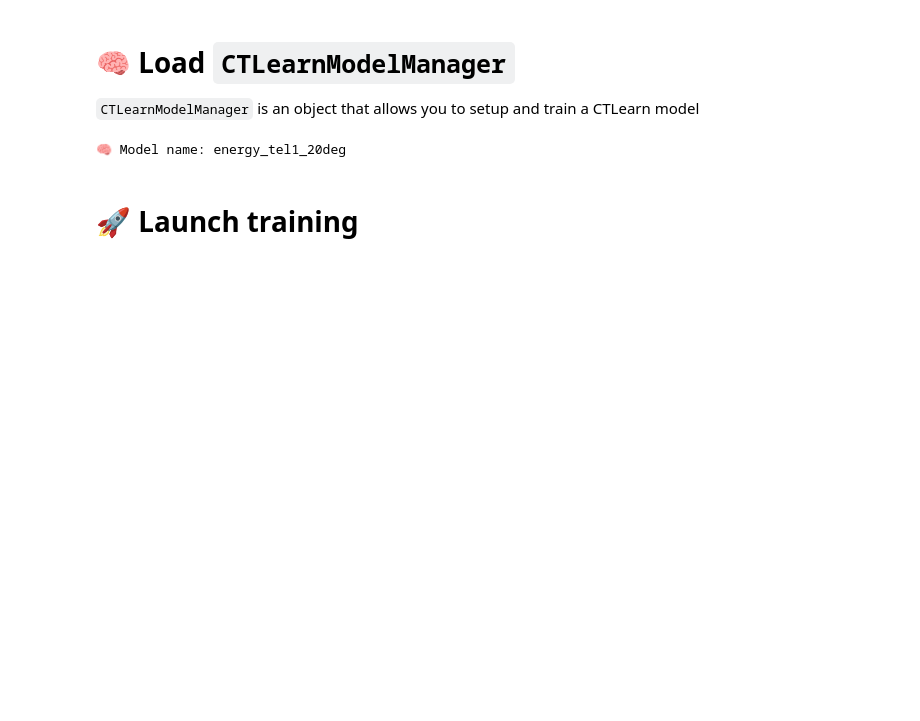
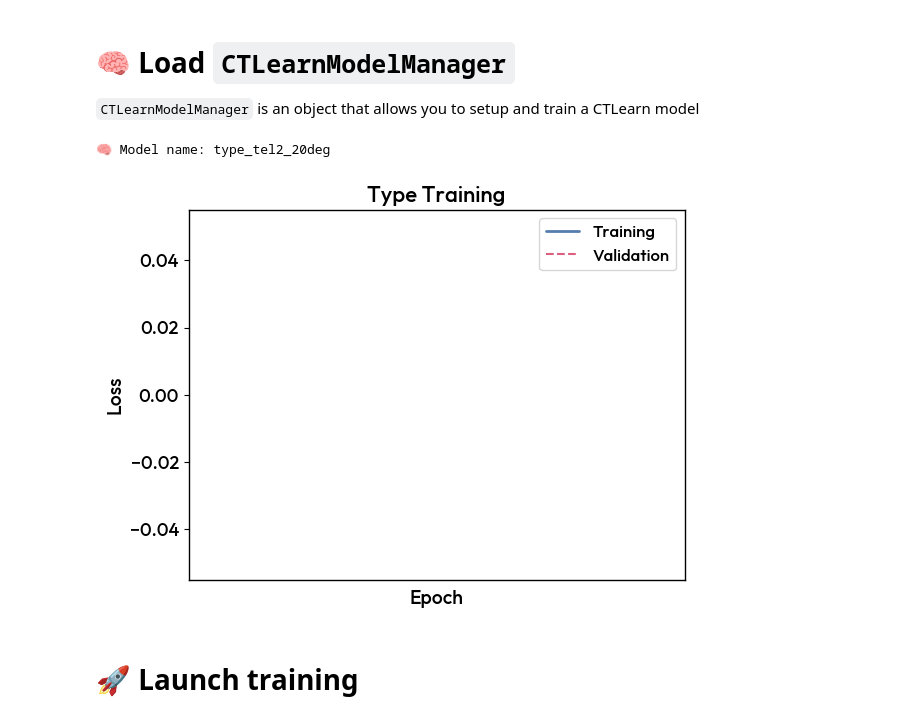
Before and after one commit to BastienLacave/CTLearn-Manager, a Jupyter notebook: notebooks/1_Train_Model.ipynb, the cells around one changed output. Saved outputs shown, nothing was run; the diff lists cells and outputs as text; code cells hidden in the pictures; blank space fills up the shorter version.

```diff
--- a/notebooks/1_Train_Model.ipynb
+++ b/notebooks/1_Train_Model.ipynb
@@ -5,10 +5,11 @@ from ctlearn_manager.io.io import load_model_from_index
 `CTLearnModelManager` is an object that allows you to setup and train a CTLearn model
 # %%
 MODEL_INDEX_FILE = "/home/blacave/CTLearn/Software/CTLearn-Manager/ctearn_models_index.h5"
-model = load_model_from_index("energy_tel1_20deg", MODEL_INDEX_FILE)
-# model.info()
+model = load_model_from_index("type_tel2_20deg", MODEL_INDEX_FILE)
+model.plot_loss()
 # %% [output]
-🧠 Model name: energy_tel1_20deg
+🧠 Model name: type_tel2_20deg
+[figure, added]
 # %% [markdown]
 # 🚀 Launch training
 # %%
```
Also changed, not shown: parts of 1 cell of this notebook, 3 other files.
